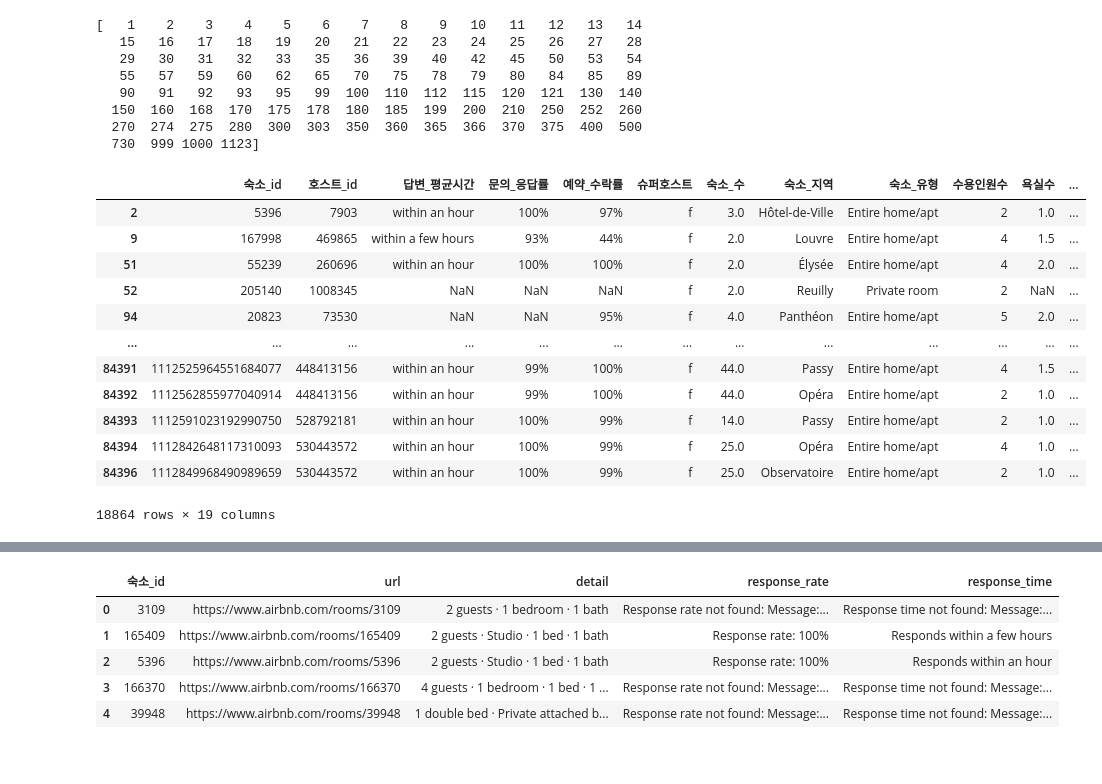
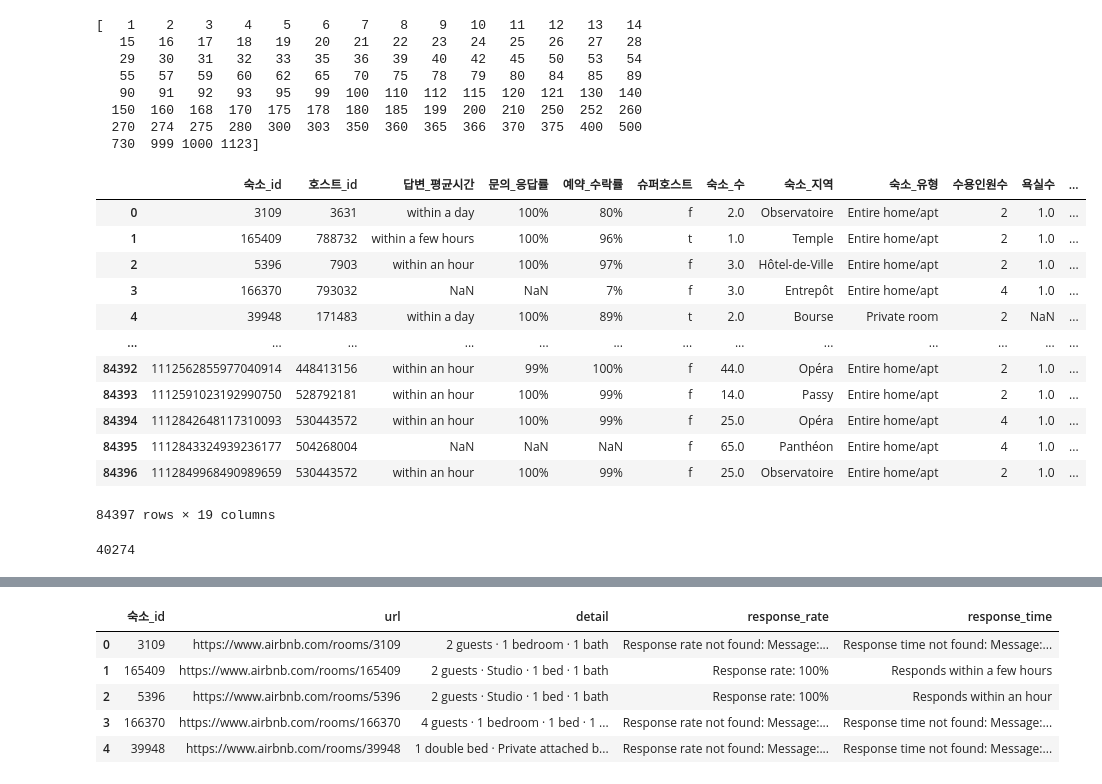
Before and after one commit to minseokpark6/WeeklyProject_Group3, a Jupyter notebook: Code/InwooChoi/데이터확인.ipynb, the cells around one changed output, grey strips where cells are left out. Cells and saved outputs as stored; diff of their text form; code cells hidden in the pictures.

```diff
--- a/Code/InwooChoi/데이터확인.ipynb
+++ b/Code/InwooChoi/데이터확인.ipynb
@@ -253,19 +271,19 @@ print(np.sort(df_lodging['최소_숙박일'].unique()))
   150  160  168  170  175  178  180  185  199  200  210  250  252  260
   270  274  275  280  300  303  350  360  365  366  370  375  400  500
   730  999 1000 1123]
-# %%
-df_lodging[df_lodging['최소_숙박일']==1]
-# %% [output]
-|  | 숙소_id | 호스트_id | 답변_평균시간 | 문의_응답률 | 예약_수락률 | 슈퍼호스트 | 숙소_수 | 숙소_지역 | 숙소_유형 | 수용인원수 | 욕실수 | ... |
-| 2 | 5396 | 7903 | within an hour | 100% | 97% | f | 3.0 | Hôtel-de-Ville | Entire home/apt | 2 | 1.0 | ... |
-| 9 | 167998 | 469865 | within a few hours | 93% | 44% | f | 2.0 | Louvre | Entire home/apt | 4 | 1.5 | ... |
-| 51 | 55239 | 260696 | within an hour | 100% | 100% | f | 2.0 | Élysée | Entire home/apt | 4 | 2.0 | ... |
-| 52 | 205140 | 1008345 | NaN | NaN | NaN | f | 2.0 | Reuilly | Private room | 2 | NaN | ... |
-| 94 | 20823 | 73530 | NaN | NaN | 95% | f | 4.0 | Panthéon | Entire home/apt | 5 | 2.0 | ... |
-| ... | ... | ... | ... | ... | ... | ... | ... | ... | ... | ... | ... | ... |
-| 84391 | 1112525964551684077 | 448413156 | within an hour | 99% | 100% | f | 44.0 | Passy | Entire home/apt | 4 | 1.5 | ... |
-| 84392 | 1112562855977040914 | 448413156 | within an hour | 99% | 100% | f | 44.0 | Opéra | Entire home/apt | 2 | 1.0 | ... |
-| 84393 | 1112591023192990750 | 528792181 | within an hour | 100% | 99% | f | 14.0 | Passy | Entire home/apt | 2 | 1.0 | ... |
-| 84394 | 1112842648117310093 | 530443572 | within an hour | 100% | 99% | f | 25.0 | Opéra | Entire home/apt | 4 | 1.0 | ... |
-| 84396 | 1112849968490989659 | 530443572 | within an hour | 100% | 99% | f | 25.0 | Observatoire | Entire home/apt | 2 | 1.0 | ... |
-18864 rows × 19 columns
+# %%
+df_lodging
+# %% [output]
+|  | 숙소_id | 호스트_id | 답변_평균시간 | 문의_응답률 | 예약_수락률 | 슈퍼호스트 | 숙소_수 | 숙소_지역 | 숙소_유형 | 수용인원수 | 욕실수 | ... |
+| 0 | 3109 | 3631 | within a day | 100% | 80% | f | 2.0 | Observatoire | Entire home/apt | 2 | 1.0 | ... |
+| 1 | 165409 | 788732 | within a few hours | 100% | 96% | t | 1.0 | Temple | Entire home/apt | 2 | 1.0 | ... |
+| 2 | 5396 | 7903 | within an hour | 100% | 97% | f | 3.0 | Hôtel-de-Ville | Entire home/apt | 2 | 1.0 | ... |
+| 3 | 166370 | 793032 | NaN | NaN | 7% | f | 3.0 | Entrepôt | Entire home/apt | 4 | 1.0 | ... |
+| 4 | 39948 | 171483 | within a day | 100% | 89% | t | 2.0 | Bourse | Private room | 2 | NaN | ... |
+| ... | ... | ... | ... | ... | ... | ... | ... | ... | ... | ... | ... | ... |
+| 84392 | 1112562855977040914 | 448413156 | within an hour | 99% | 100% | f | 44.0 | Opéra | Entire home/apt | 2 | 1.0 | ... |
+| 84393 | 1112591023192990750 | 528792181 | within an hour | 100% | 99% | f | 14.0 | Passy | Entire home/apt | 2 | 1.0 | ... |
+| 84394 | 1112842648117310093 | 530443572 | within an hour | 100% | 99% | f | 25.0 | Opéra | Entire home/apt | 4 | 1.0 | ... |
+| 84395 | 1112843324939236177 | 504268004 | NaN | NaN | NaN | f | 65.0 | Panthéon | Entire home/apt | 4 | 1.0 | ... |
+| 84396 | 1112849968490989659 | 530443572 | within an hour | 100% | 99% | f | 25.0 | Observatoire | Entire home/apt | 2 | 1.0 | ... |
+84397 rows × 19 columns
@@ -272,3 +296,7 @@ df_lodging[df_lodging['최소_숙박일']==1]
+# %%
+len(df_with_nulls)
+# %% [output]
+40274
 # %%
 from selenium import webdriver
 from selenium.webdriver.chrome.service import Service
```
Also changed, not shown: parts of 9 cells of this notebook, 2 other files.
